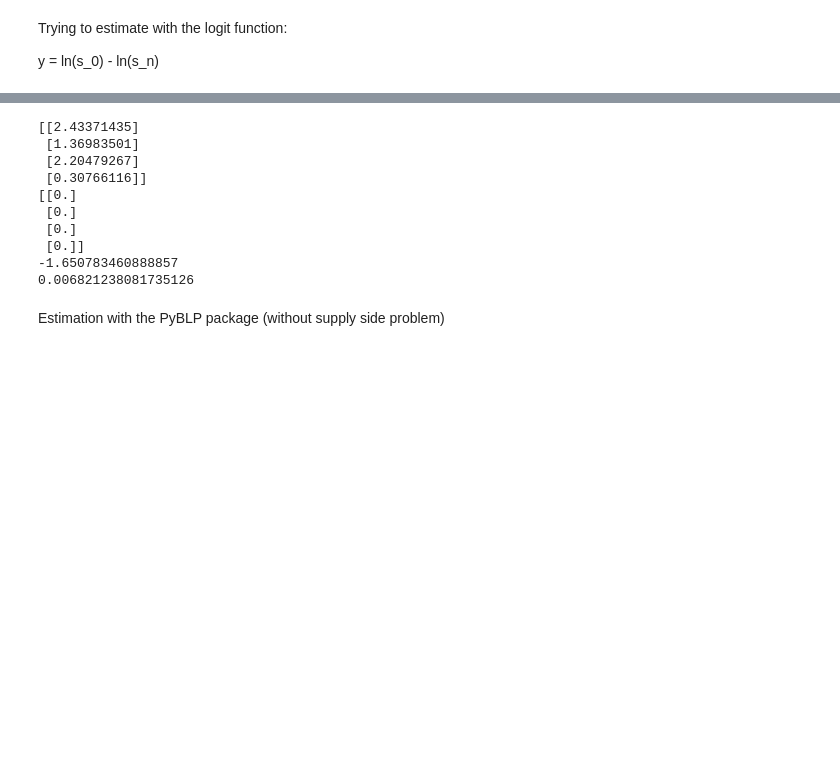
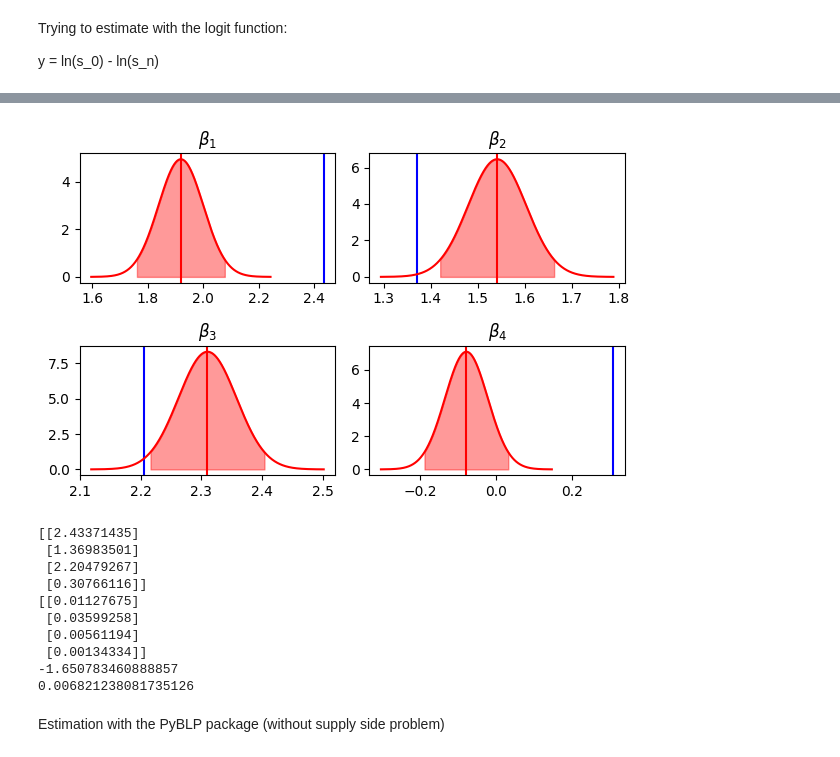
Before and after one commit to anuscabc/v2_assignment, a Jupyter notebook: assignment.ipynb, the cells around one changed output, grey strips where cells are left out. Saved outputs shown, nothing was run; the diff lists cells and outputs as text; code cells hidden in the pictures; blank space fills up the shorter version.

```diff
--- a/assignment.ipynb
+++ b/assignment.ipynb
@@ -59,7 +82,7 @@ print(market.alpha_0_sd)
 -1.650783460888857
 0.006821238081735126
 # %%
-df = market.generate_simulated_data()
+df = market_object.generate_simulated_data()
 print(df)
 # %% [output]
      market_ids  firm_ids        shares    prices      cost        xi  \
@@ -101,9 +124,9 @@ Trying to estimate with the logit function:
 
 y = ln(s_0) - ln(s_n)
 # %%
-reshape = np.reshape(market.market_shares, (T, n_firms))
+reshape = np.reshape(market_object.market_shares, (T, n_firms))
 sum_market_shares = np.sum(reshape, axis=1)
 repeated_sum_shares = np.reshape(np.repeat(sum_market_shares, n_firms), (n_firms*T, 1))
-y  = np.log(market.market_shares) - np.log(repeated_sum_shares)
+y  = np.log(market_object.market_shares) - np.log(repeated_sum_shares)
 print(y)
 # %% [output]
@@ -127,13 +150,13 @@ print(y)
 # %%
-x = df[['prices','char1', 'char2', 'char3', 'char4']]
+x = df[['prices','char1', 'char2', 'char3', 'char4', 'xi']]
 y = y
 
 # with sklearn
-regr = linear_model.LinearRegression()
-regr.fit(x, y)
+mod = sm.OLS(y, x).fit()
+print(mod.summary())
 
-print('Intercept: \n', regr.intercept_)
-print('Coefficients: \n', regr.coef_)
+# print('Intercept: \n', regr.intercept_)
+# print('Coefficients: \n', regr.coef_)
 
 # This already looks very good! Even without making in the IV
 # %% [output]
@@ -144,18 +180,40 @@ Coefficients:
+# %%
+fig, axes = plt.subplots(2, 2, figsize=(6, 4))
+
+for i,ax in enumerate(axes.flatten()):
+    ax.axvline(market_object.beta_0[i], label="true", color="blue")
+
+    # Plot (distribution of) estimated coefficient
+    mu = mod.params[i+1]
+    sigma = mod.bse[i+1]
+    x1 = np.linspace(mu - 4*sigma, mu + 4*sigma, 1000)
+    x2 = np.linspace(mu - 1.96*sigma, mu + 1.96*sigma, 1000)
+
+    ax.axvline(mu, label="estimated", color="red")
+    ax.plot(x1, stats.norm.pdf(x1, mu, sigma), color="red")
+    ax.fill_between(x2, stats.norm.pdf(x2, mu, sigma), color="red", alpha=0.4)
+
+    ax.set_title(f"$\\beta_{i+1}$")
+
+plt.tight_layout()
+plt.show()
+# %% [output]
+[figure, added]
 # %%
 
-print(market.beta_0)
-print(market.beta_sd)
-print(market.alpha_0)
-print(market.alpha_0_sd)
+print(market_object.beta_0)
+print(market_object.beta_sd)
+print(market_object.alpha_0)
+print(market_object.alpha_0_sd)
 # %% [output]
 [[2.43371435]
  [1.36983501]
  [2.20479267]
  [0.30766116]]
-[[0.]
- [0.]
- [0.]
- [0.]]
+[[0.01127675]
+ [0.03599258]
+ [0.00561194]
+ [0.00134334]]
 -1.650783460888857
 0.006821238081735126
 # %% [markdown]
```
Also changed, not shown: parts of 19 cells of this notebook, 2 other files.
